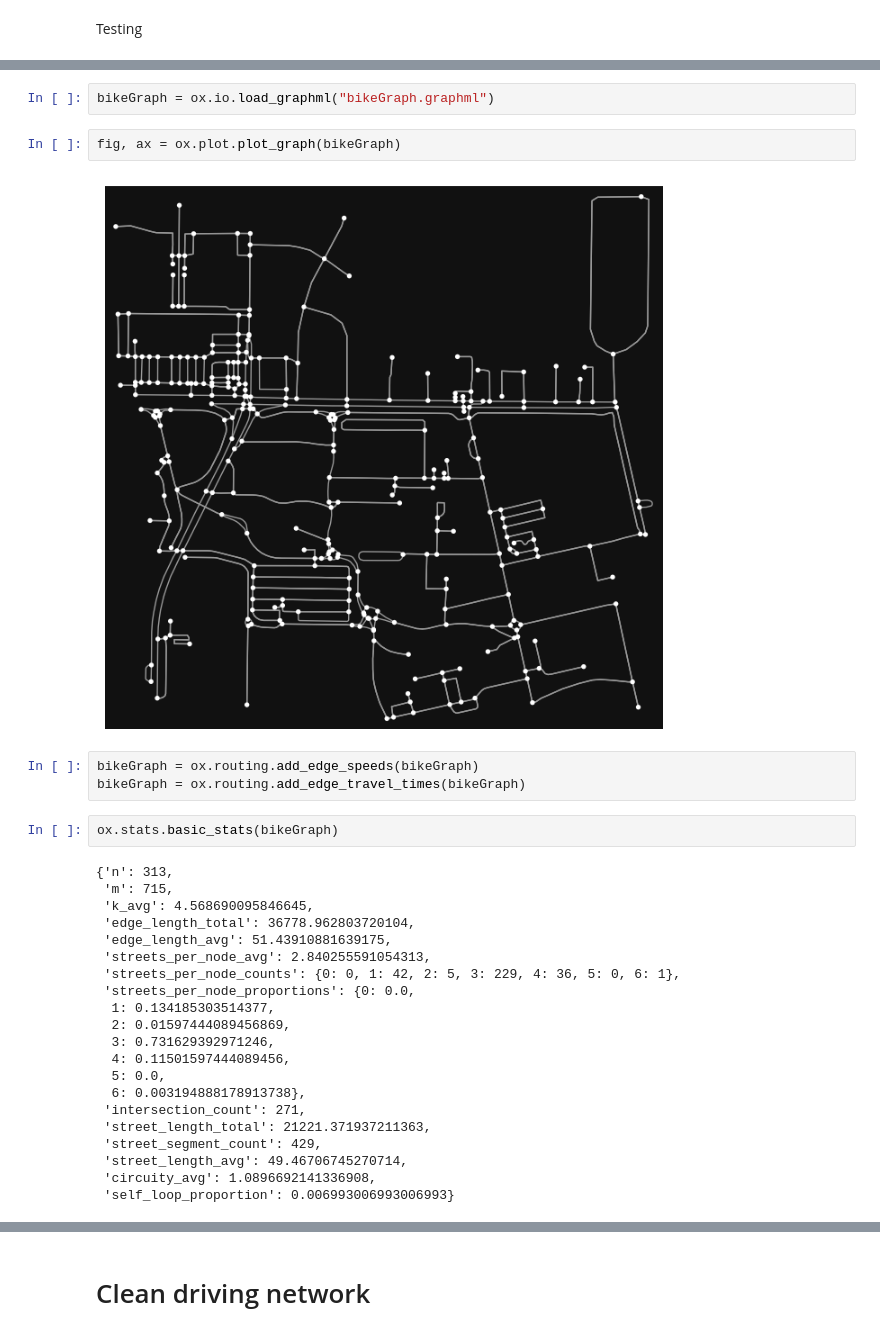
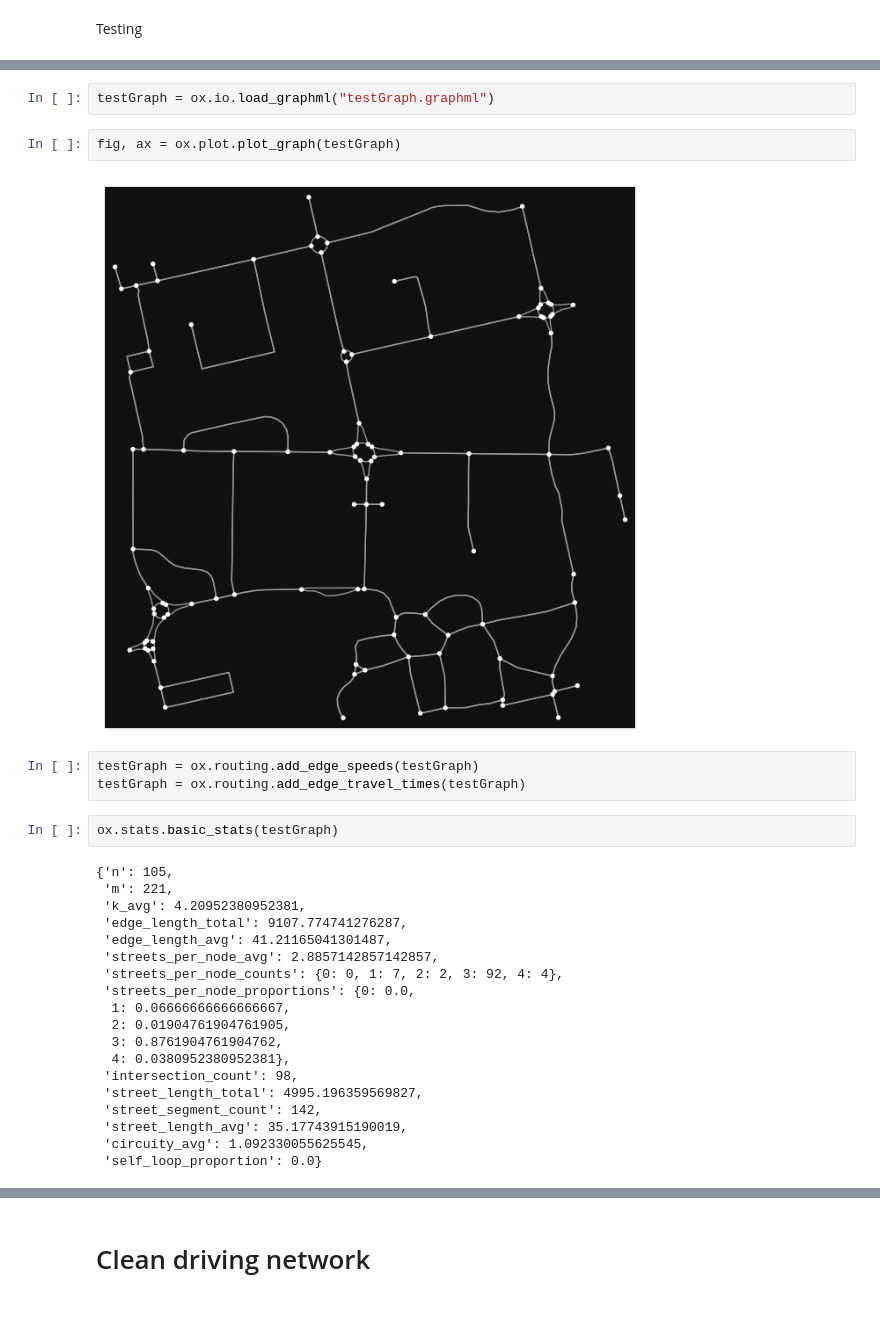
Before and after one commit to darpitydarp/ECI-253, a Jupyter notebook: Final Project/ECI 253 Final Project.ipynb, the cells around one changed output, grey strips where cells are left out. Drawn from its saved outputs; the diff is of its cells as text.

```diff
--- a/Final Project/ECI 253 Final Project.ipynb
+++ b/Final Project/ECI 253 Final Project.ipynb
@@ -21,33 +29,31 @@ import matplotlib
 # %%
-bikeGraph = ox.io.load_graphml("bikeGraph.graphml")
+testGraph = ox.io.load_graphml("testGraph.graphml")
 # %%
-fig, ax = ox.plot.plot_graph(bikeGraph)
+fig, ax = ox.plot.plot_graph(testGraph)
 # %% [output]
-[figure, old version]
+[figure, new version]
 # %%
-bikeGraph = ox.routing.add_edge_speeds(bikeGraph)
-bikeGraph = ox.routing.add_edge_travel_times(bikeGraph)
+testGraph = ox.routing.add_edge_speeds(testGraph)
+testGraph = ox.routing.add_edge_travel_times(testGraph)
 # %%
-ox.stats.basic_stats(bikeGraph)
+ox.stats.basic_stats(testGraph)
 # %% [output]
-{'n': 313,
- 'm': 715,
- 'k_avg': 4.568690095846645,
- 'edge_length_total': 36778.962803720104,
- 'edge_length_avg': 51.43910881639175,
- 'streets_per_node_avg': 2.840255591054313,
- 'streets_per_node_counts': {0: 0, 1: 42, 2: 5, 3: 229, 4: 36, 5: 0, 6: 1},
+{'n': 105,
+ 'm': 221,
+ 'k_avg': 4.20952380952381,
+ 'edge_length_total': 9107.774741276287,
+ 'edge_length_avg': 41.21165041301487,
+ 'streets_per_node_avg': 2.8857142857142857,
+ 'streets_per_node_counts': {0: 0, 1: 7, 2: 2, 3: 92, 4: 4},
  'streets_per_node_proportions': {0: 0.0,
-  1: 0.134185303514377,
-  2: 0.01597444089456869,
-  3: 0.731629392971246,
-  4: 0.11501597444089456,
-  5: 0.0,
-  6: 0.003194888178913738},
- 'intersection_count': 271,
- 'street_length_total': 21221.371937211363,
- 'street_segment_count': 429,
- 'street_length_avg': 49.46706745270714,
- 'circuity_avg': 1.0896692141336908,
- 'self_loop_proportion': 0.006993006993006993}
+  1: 0.06666666666666667,
+  2: 0.01904761904761905,
+  3: 0.8761904761904762,
+  4: 0.0380952380952381},
+ 'intersection_count': 98,
+ 'street_length_total': 4995.196359569827,
+ 'street_segment_count': 142,
+ 'street_length_avg': 35.17743915190019,
+ 'circuity_avg': 1.092330055625545,
+ 'self_loop_proportion': 0.0}
 # %%
```
Also changed, not shown: parts of 18 cells of this notebook, 1 other file.
